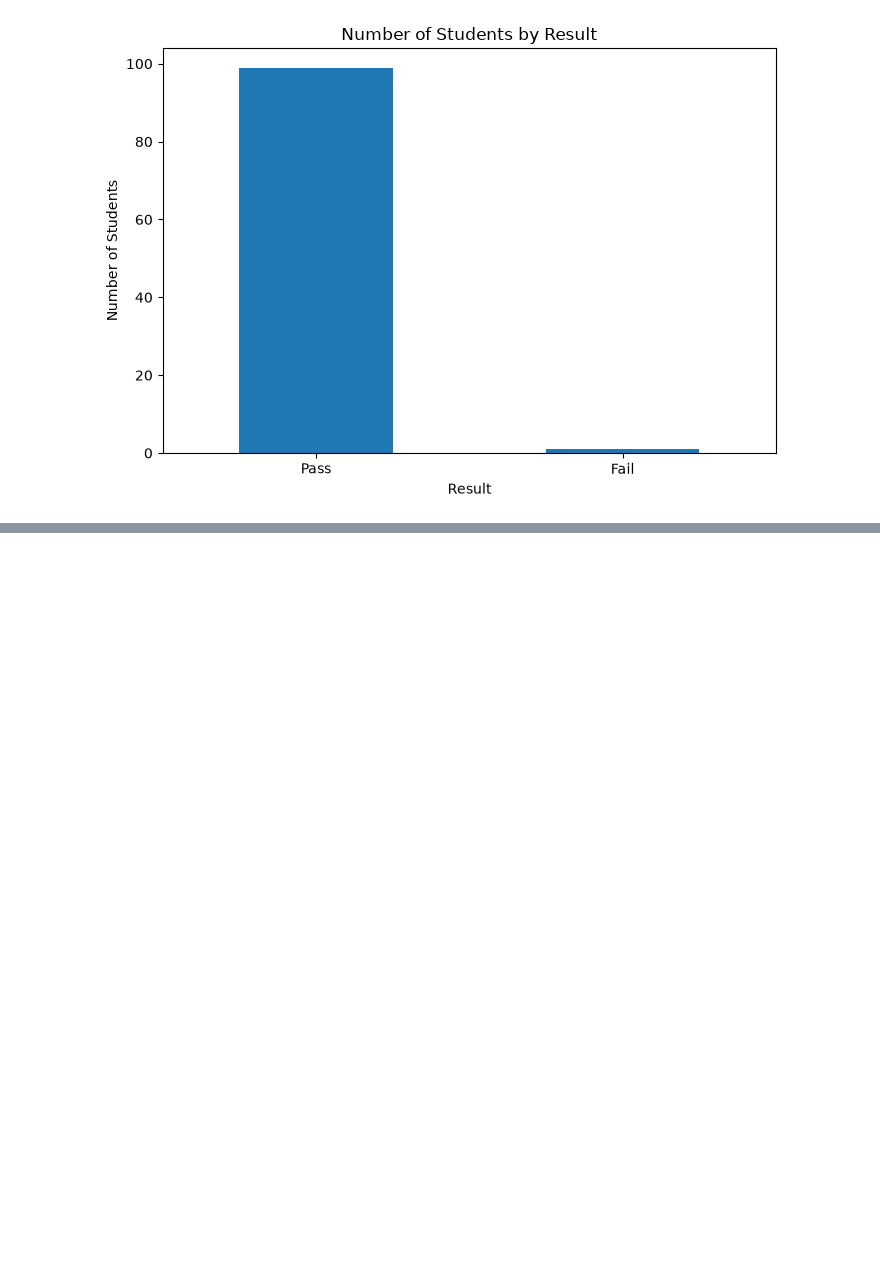
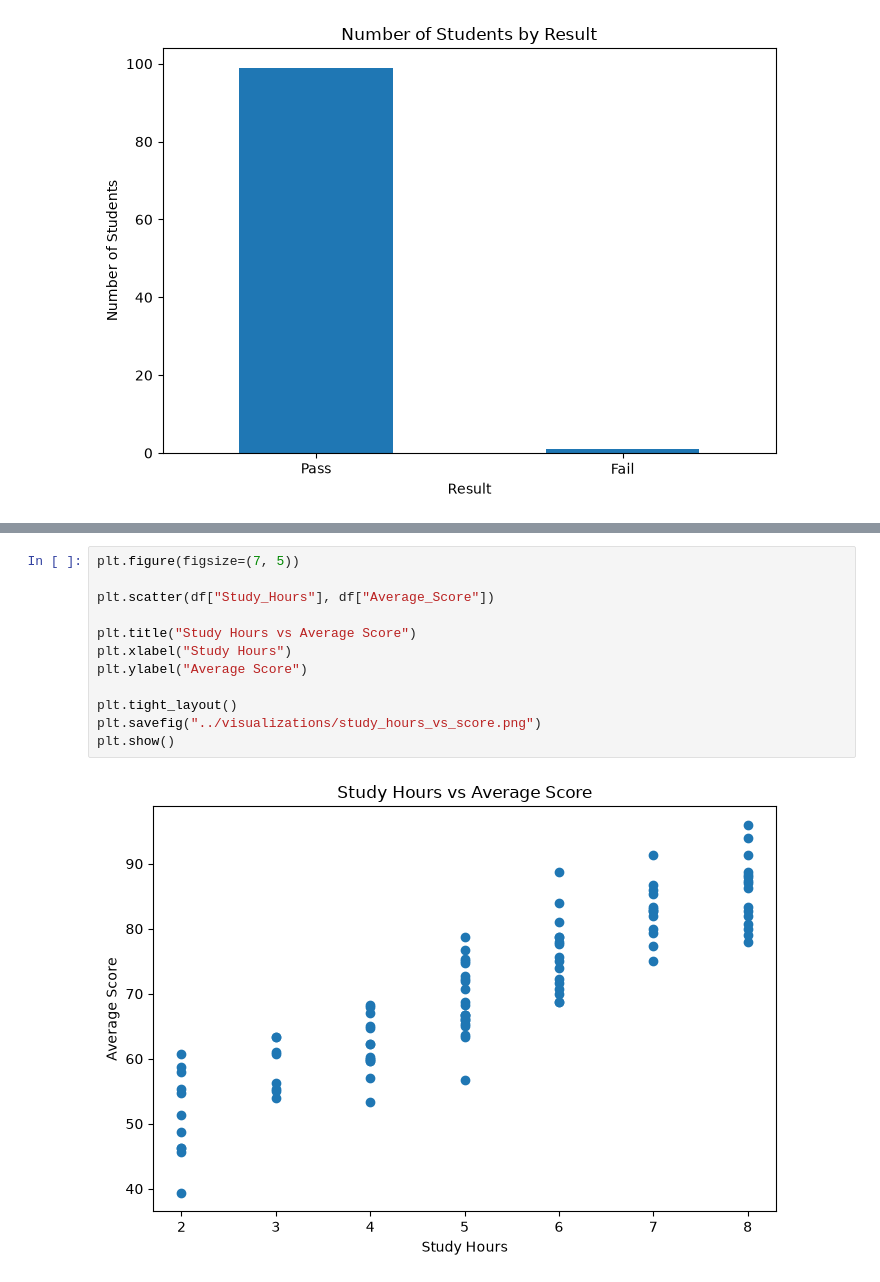
Before and after one commit to kaleom033-gif/Student-Performance-Analysis, a Jupyter notebook: notebook/Student_Performance_Analysis.ipynb, the cells around one changed output, grey strips where cells are left out. Cells and saved outputs as stored; diff of their text form; blank space fills up the shorter version.

```diff
--- a/notebook/Student_Performance_Analysis.ipynb
+++ b/notebook/Student_Performance_Analysis.ipynb
@@ -364,0 +656,14 @@ plt.show()
+# %%
+plt.figure(figsize=(7, 5))
+
+plt.scatter(df["Study_Hours"], df["Average_Score"])
+
+plt.title("Study Hours vs Average Score")
+plt.xlabel("Study Hours")
+plt.ylabel("Average Score")
+
+plt.tight_layout()
+plt.savefig("../visualizations/study_hours_vs_score.png")
+plt.show()
+# %% [output]
+[figure, added]
```
Also changed, not shown: parts of 16 cells of this notebook, 3 other files.
